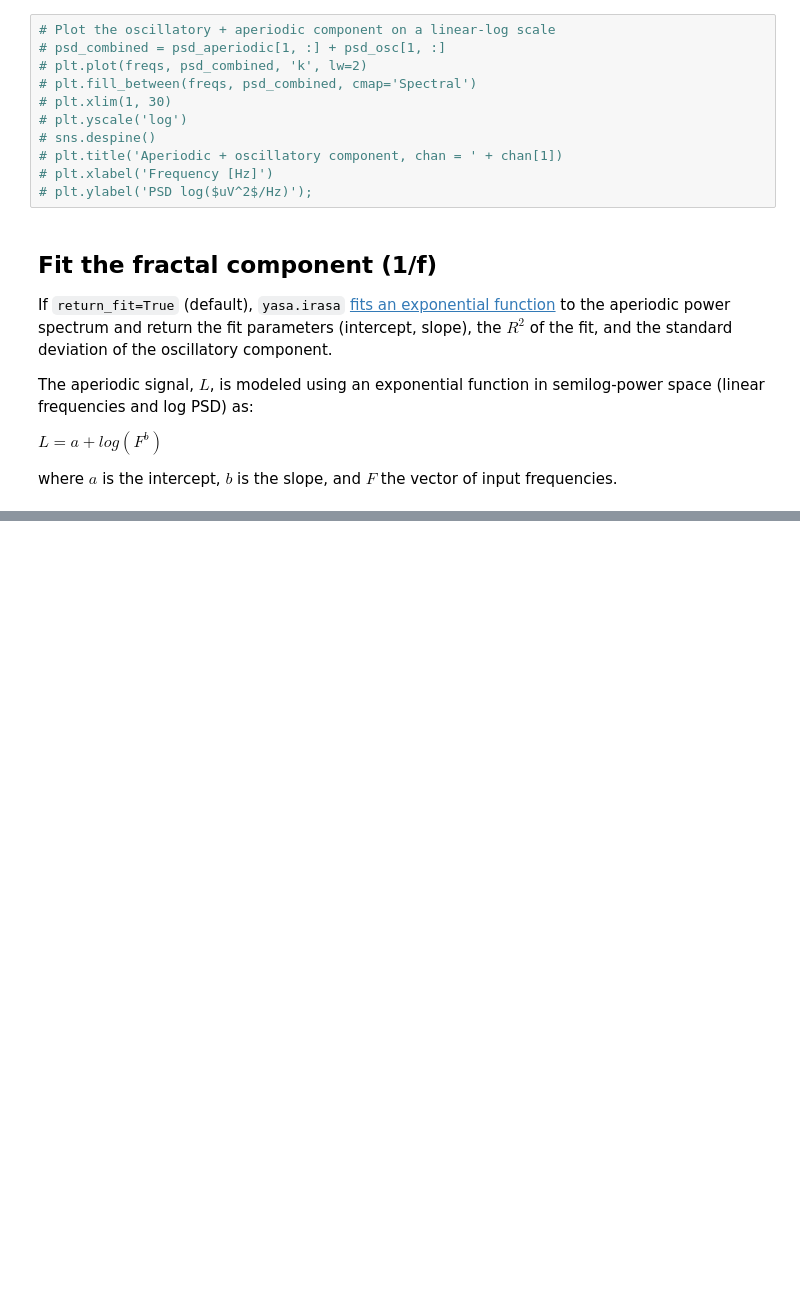
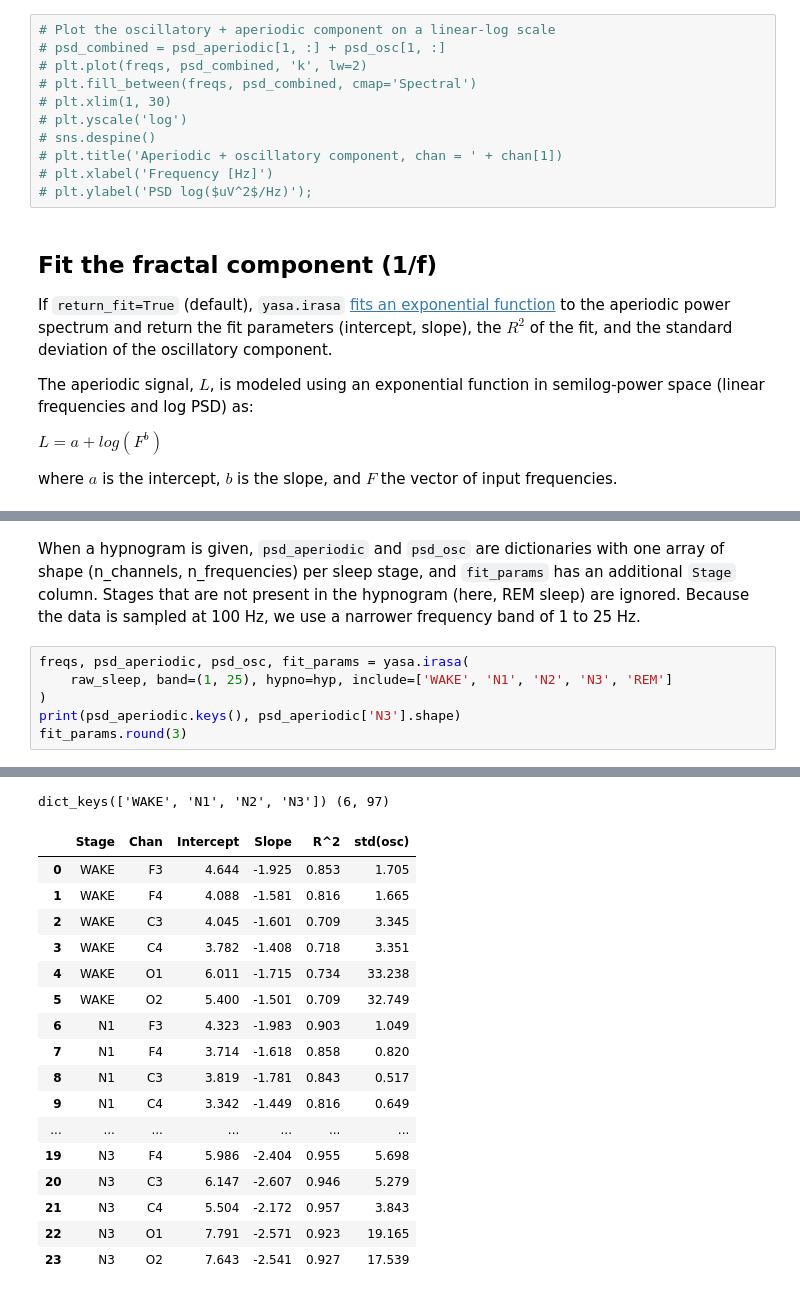
Before and after one commit to raphaelvallat/yasa, a Jupyter notebook: notebooks/09_IRASA.ipynb, the cells around one changed output, grey strips where cells are left out. Saved outputs shown, nothing was run; the diff lists cells and outputs as text; blank space fills up the shorter version.

```diff
--- a/notebooks/09_IRASA.ipynb
+++ b/notebooks/09_IRASA.ipynb
@@ -155,0 +181,9 @@ fit_params
+# %% [markdown]
+When a hypnogram is given, `psd_aperiodic` and `psd_osc` are dictionaries with one array of shape (n_channels, n_frequencies) per sleep stage, and `fit_params` has an additional `Stage` column. Stages that are not present in the hypnogram (here, REM sleep) are ignored. Because the data is sampled at 100 Hz, we use a narrower frequency band of 1 to 25 Hz.
+# %%
+freqs, psd_aperiodic, psd_osc, fit_params = yasa.irasa(
+    raw_sleep, band=(1, 25), hypno=hyp, include=['WAKE', 'N1', 'N2', 'N3', 'REM']
+)
+print(psd_aperiodic.keys(), psd_aperiodic['N3'].shape)
+fit_params.round(3)
+# %% [output]
@@ -155,0 +191,18 @@ fit_params
+dict_keys(['WAKE', 'N1', 'N2', 'N3']) (6, 97)
+|  | Stage | Chan | Intercept | Slope | R^2 | std(osc) |
+| 0 | WAKE | F3 | 4.644 | -1.925 | 0.853 | 1.705 |
+| 1 | WAKE | F4 | 4.088 | -1.581 | 0.816 | 1.665 |
+| 2 | WAKE | C3 | 4.045 | -1.601 | 0.709 | 3.345 |
+| 3 | WAKE | C4 | 3.782 | -1.408 | 0.718 | 3.351 |
+| 4 | WAKE | O1 | 6.011 | -1.715 | 0.734 | 33.238 |
+| 5 | WAKE | O2 | 5.400 | -1.501 | 0.709 | 32.749 |
+| 6 | N1 | F3 | 4.323 | -1.983 | 0.903 | 1.049 |
+| 7 | N1 | F4 | 3.714 | -1.618 | 0.858 | 0.820 |
+| 8 | N1 | C3 | 3.819 | -1.781 | 0.843 | 0.517 |
+| 9 | N1 | C4 | 3.342 | -1.449 | 0.816 | 0.649 |
+| ... | ... | ... | ... | ... | ... | ... |
+| 19 | N3 | F4 | 5.986 | -2.404 | 0.955 | 5.698 |
+| 20 | N3 | C3 | 6.147 | -2.607 | 0.946 | 5.279 |
+| 21 | N3 | C4 | 5.504 | -2.172 | 0.957 | 3.843 |
+| 22 | N3 | O1 | 7.791 | -2.571 | 0.923 | 19.165 |
+| 23 | N3 | O2 | 7.643 | -2.541 | 0.927 | 17.539 |
```
Also changed, not shown: parts of 8 cells of this notebook, 2 other files.
